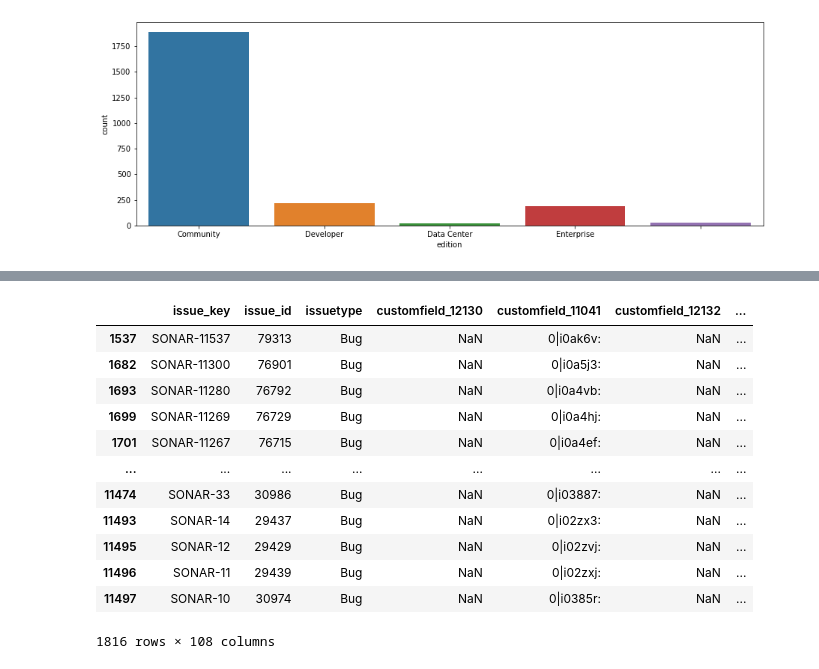
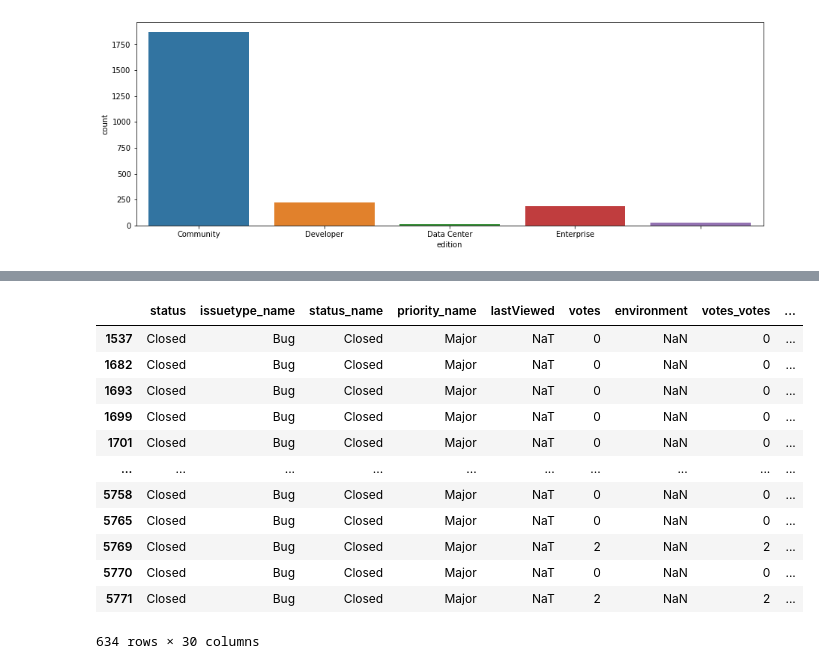
Before and after one commit to IncioMan/Continuous-Integration-metrics-for-post-release-bugs-prediction, a Jupyter notebook: notebooks/analysis/Jira_issue_analysis.ipynb, the cells around one changed output, grey strips where cells are left out. Cells and saved outputs as stored; diff of their text form; code cells hidden in the pictures.

```diff
--- a/notebooks/analysis/Jira_issue_analysis.ipynb
+++ b/notebooks/analysis/Jira_issue_analysis.ipynb
@@ -770,16 +770,16 @@ issues.edition.isna().sum()
 # %%
-issues[(issues.edition.isna()) & (issues.resolution=="Fixed") & (issues.issuetype_name=="Bug")]
+issues[(issues.edition.isna()) & (issues.resolution_name=="Fixed") & (issues.issuetype_name=="Bug")]
 # %% [output]
-|  | issue_key | issue_id | issuetype | customfield_12130 | customfield_11041 | customfield_12132 | ... |
-| 1537 | SONAR-11537 | 79313 | Bug | NaN | 0|i0ak6v: | NaN | ... |
-| 1682 | SONAR-11300 | 76901 | Bug | NaN | 0|i0a5j3: | NaN | ... |
-| 1693 | SONAR-11280 | 76792 | Bug | NaN | 0|i0a4vb: | NaN | ... |
-| 1699 | SONAR-11269 | 76729 | Bug | NaN | 0|i0a4hj: | NaN | ... |
-| 1701 | SONAR-11267 | 76715 | Bug | NaN | 0|i0a4ef: | NaN | ... |
-| ... | ... | ... | ... | ... | ... | ... | ... |
-| 11474 | SONAR-33 | 30986 | Bug | NaN | 0|i03887: | NaN | ... |
-| 11493 | SONAR-14 | 29437 | Bug | NaN | 0|i02zx3: | NaN | ... |
-| 11495 | SONAR-12 | 29429 | Bug | NaN | 0|i02zvj: | NaN | ... |
-| 11496 | SONAR-11 | 29439 | Bug | NaN | 0|i02zxj: | NaN | ... |
-| 11497 | SONAR-10 | 30974 | Bug | NaN | 0|i0385r: | NaN | ... |
+|  | status | issuetype_name | status_name | priority_name | lastViewed | votes | environment | votes_votes | ... |
+| 1537 | Closed | Bug | Closed | Major | NaT | 0 | NaN | 0 | ... |
+| 1682 | Closed | Bug | Closed | Major | NaT | 0 | NaN | 0 | ... |
+| 1693 | Closed | Bug | Closed | Major | NaT | 0 | NaN | 0 | ... |
+| 1699 | Closed | Bug | Closed | Major | NaT | 0 | NaN | 0 | ... |
+| 1701 | Closed | Bug | Closed | Major | NaT | 0 | NaN | 0 | ... |
+| ... | ... | ... | ... | ... | ... | ... | ... | ... | ... |
+| 5758 | Closed | Bug | Closed | Major | NaT | 0 | NaN | 0 | ... |
+| 5765 | Closed | Bug | Closed | Major | NaT | 0 | NaN | 0 | ... |
+| 5769 | Closed | Bug | Closed | Major | NaT | 2 | NaN | 2 | ... |
+| 5770 | Closed | Bug | Closed | Major | NaT | 0 | NaN | 0 | ... |
+| 5771 | Closed | Bug | Closed | Major | NaT | 2 | NaN | 2 | ... |
-1816 rows × 108 columns
+634 rows × 30 columns
```
Also changed, not shown: parts of 11 cells of this notebook, 1 other file.
